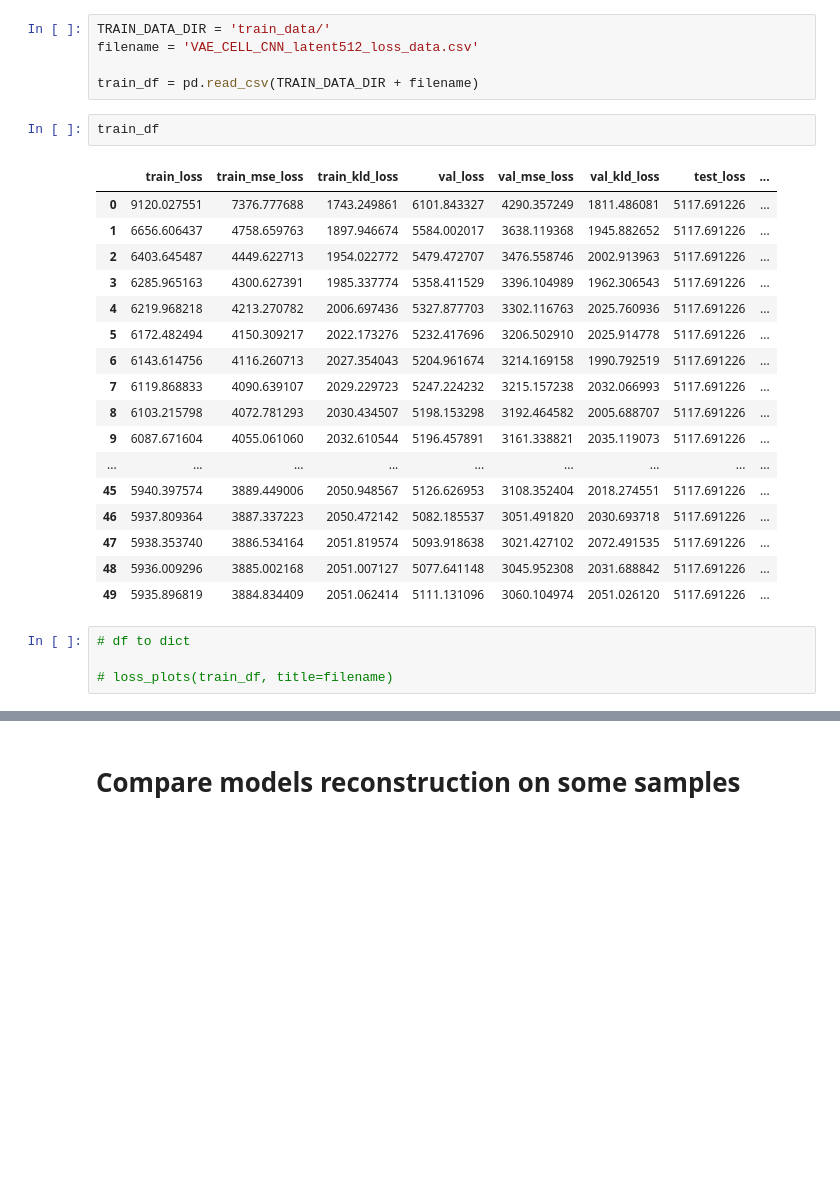
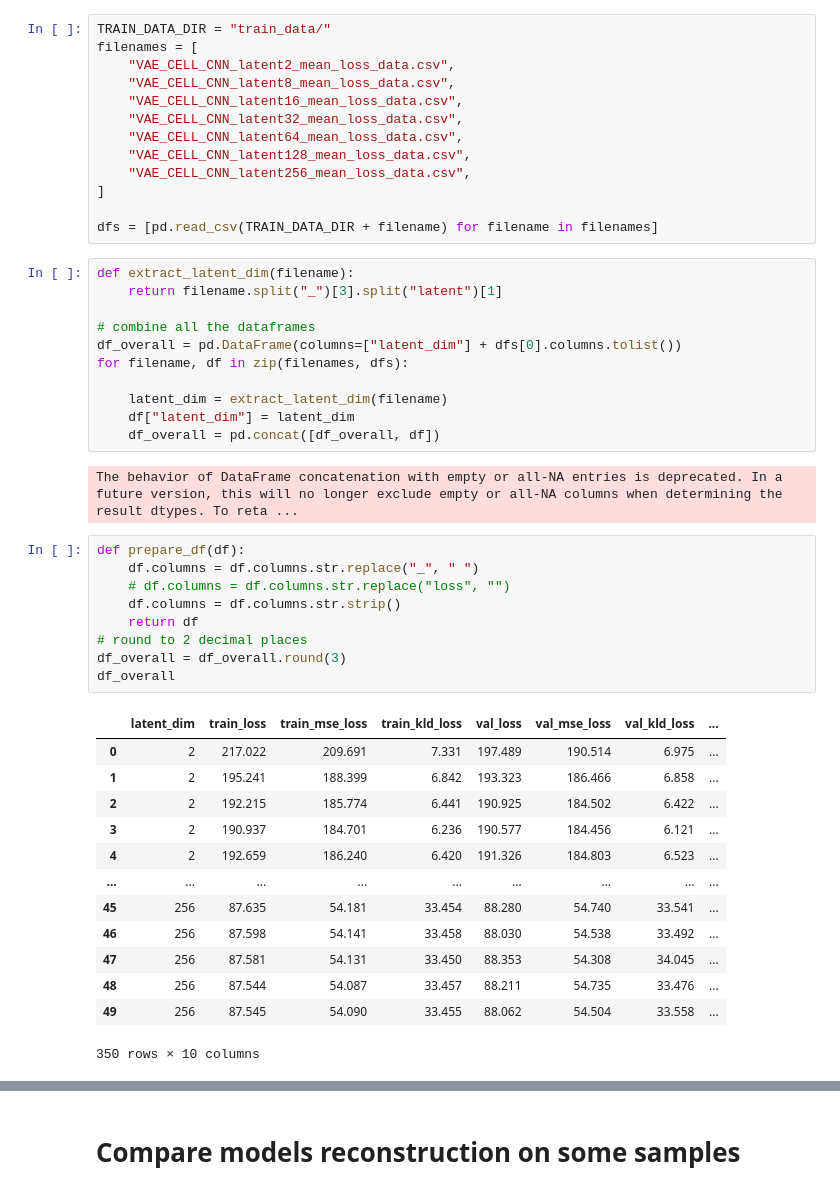
Before and after one commit to Ottohesten/02466-Cell-Profiling, a Jupyter notebook: data_analysis.ipynb, the cells around one changed output, grey strips where cells are left out. Drawn from its saved outputs; the diff is of its cells as text; blank space fills up the shorter version.

Commit message:
Further work on data_analysis notebook

```diff
--- a/data_analysis.ipynb
+++ b/data_analysis.ipynb
@@ -5,29 +8,49 @@ import matplotlib.pyplot as plt
-# %%
-TRAIN_DATA_DIR = 'train_data/'
-filename = 'VAE_CELL_CNN_latent512_loss_data.csv'
-
-train_df = pd.read_csv(TRAIN_DATA_DIR + filename)
-# %%
-train_df
-# %% [output]
-|  | train_loss | train_mse_loss | train_kld_loss | val_loss | val_mse_loss | val_kld_loss | test_loss | ... |
-| 0 | 9120.027551 | 7376.777688 | 1743.249861 | 6101.843327 | 4290.357249 | 1811.486081 | 5117.691226 | ... |
-| 1 | 6656.606437 | 4758.659763 | 1897.946674 | 5584.002017 | 3638.119368 | 1945.882652 | 5117.691226 | ... |
-| 2 | 6403.645487 | 4449.622713 | 1954.022772 | 5479.472707 | 3476.558746 | 2002.913963 | 5117.691226 | ... |
-| 3 | 6285.965163 | 4300.627391 | 1985.337774 | 5358.411529 | 3396.104989 | 1962.306543 | 5117.691226 | ... |
-| 4 | 6219.968218 | 4213.270782 | 2006.697436 | 5327.877703 | 3302.116763 | 2025.760936 | 5117.691226 | ... |
-| 5 | 6172.482494 | 4150.309217 | 2022.173276 | 5232.417696 | 3206.502910 | 2025.914778 | 5117.691226 | ... |
-| 6 | 6143.614756 | 4116.260713 | 2027.354043 | 5204.961674 | 3214.169158 | 1990.792519 | 5117.691226 | ... |
-| 7 | 6119.868833 | 4090.639107 | 2029.229723 | 5247.224232 | 3215.157238 | 2032.066993 | 5117.691226 | ... |
-| 8 | 6103.215798 | 4072.781293 | 2030.434507 | 5198.153298 | 3192.464582 | 2005.688707 | 5117.691226 | ... |
-| 9 | 6087.671604 | 4055.061060 | 2032.610544 | 5196.457891 | 3161.338821 | 2035.119073 | 5117.691226 | ... |
-| ... | ... | ... | ... | ... | ... | ... | ... | ... |
-| 45 | 5940.397574 | 3889.449006 | 2050.948567 | 5126.626953 | 3108.352404 | 2018.274551 | 5117.691226 | ... |
-| 46 | 5937.809364 | 3887.337223 | 2050.472142 | 5082.185537 | 3051.491820 | 2030.693718 | 5117.691226 | ... |
-| 47 | 5938.353740 | 3886.534164 | 2051.819574 | 5093.918638 | 3021.427102 | 2072.491535 | 5117.691226 | ... |
-| 48 | 5936.009296 | 3885.002168 | 2051.007127 | 5077.641148 | 3045.952308 | 2031.688842 | 5117.691226 | ... |
-| 49 | 5935.896819 | 3884.834409 | 2051.062414 | 5111.131096 | 3060.104974 | 2051.026120 | 5117.691226 | ... |
-# %%
-# df to dict
-
-# loss_plots(train_df, title=filename)
+# %%
+TRAIN_DATA_DIR = "train_data/"
+filenames = [
+    "VAE_CELL_CNN_latent2_mean_loss_data.csv",
+    "VAE_CELL_CNN_latent8_mean_loss_data.csv",
+    "VAE_CELL_CNN_latent16_mean_loss_data.csv",
+    "VAE_CELL_CNN_latent32_mean_loss_data.csv",
+    "VAE_CELL_CNN_latent64_mean_loss_data.csv",
+    "VAE_CELL_CNN_latent128_mean_loss_data.csv",
+    "VAE_CELL_CNN_latent256_mean_loss_data.csv",
+]
+
+dfs = [pd.read_csv(TRAIN_DATA_DIR + filename) for filename in filenames]
+# %%
+def extract_latent_dim(filename):
+    return filename.split("_")[3].split("latent")[1]
+
+# combine all the dataframes
+df_overall = pd.DataFrame(columns=["latent_dim"] + dfs[0].columns.tolist())
+for filename, df in zip(filenames, dfs):
+
+    latent_dim = extract_latent_dim(filename)
+    df["latent_dim"] = latent_dim
+    df_overall = pd.concat([df_overall, df])
+# %% [output]
+The behavior of DataFrame concatenation with empty or all-NA entries is deprecated. In a future version, this will no longer exclude empty or all-NA columns when determining the result dtypes. To reta ...
+# %%
+def prepare_df(df):
+    df.columns = df.columns.str.replace("_", " ")
+    # df.columns = df.columns.str.replace("loss", "")
+    df.columns = df.columns.str.strip()
+    return df
+# round to 2 decimal places
+df_overall = df_overall.round(3)
+df_overall
+# %% [output]
+|  | latent_dim | train_loss | train_mse_loss | train_kld_loss | val_loss | val_mse_loss | val_kld_loss | ... |
+| 0 | 2 | 217.022 | 209.691 | 7.331 | 197.489 | 190.514 | 6.975 | ... |
+| 1 | 2 | 195.241 | 188.399 | 6.842 | 193.323 | 186.466 | 6.858 | ... |
+| 2 | 2 | 192.215 | 185.774 | 6.441 | 190.925 | 184.502 | 6.422 | ... |
+| 3 | 2 | 190.937 | 184.701 | 6.236 | 190.577 | 184.456 | 6.121 | ... |
+| 4 | 2 | 192.659 | 186.240 | 6.420 | 191.326 | 184.803 | 6.523 | ... |
+| ... | ... | ... | ... | ... | ... | ... | ... | ... |
+| 45 | 256 | 87.635 | 54.181 | 33.454 | 88.280 | 54.740 | 33.541 | ... |
+| 46 | 256 | 87.598 | 54.141 | 33.458 | 88.030 | 54.538 | 33.492 | ... |
+| 47 | 256 | 87.581 | 54.131 | 33.450 | 88.353 | 54.308 | 34.045 | ... |
+| 48 | 256 | 87.544 | 54.087 | 33.457 | 88.211 | 54.735 | 33.476 | ... |
+| 49 | 256 | 87.545 | 54.090 | 33.455 | 88.062 | 54.504 | 33.558 | ... |
+350 rows × 10 columns
```
Also changed, not shown: parts of 8 cells of this notebook.
